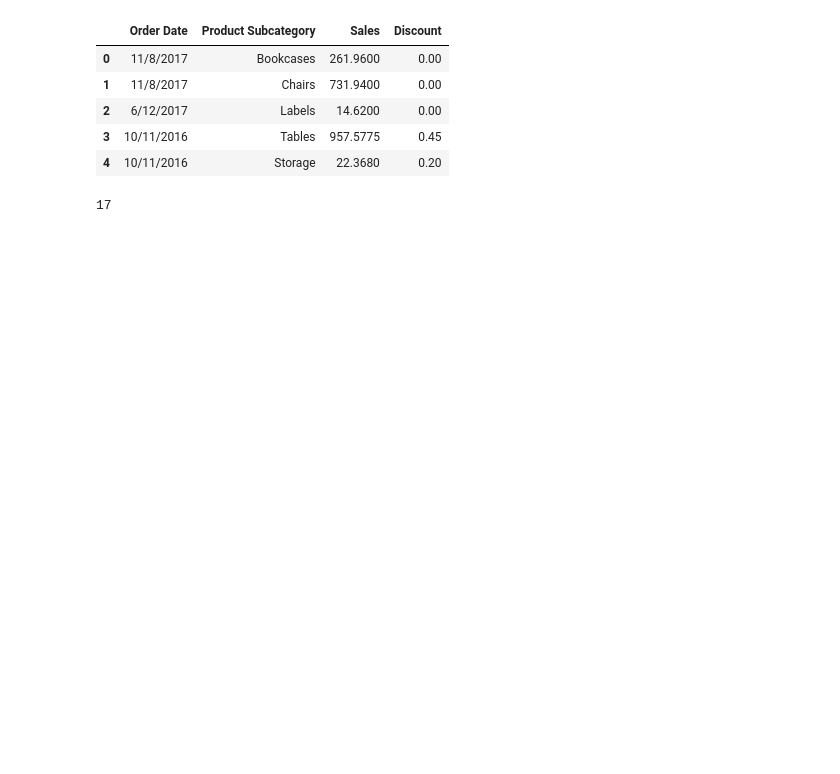
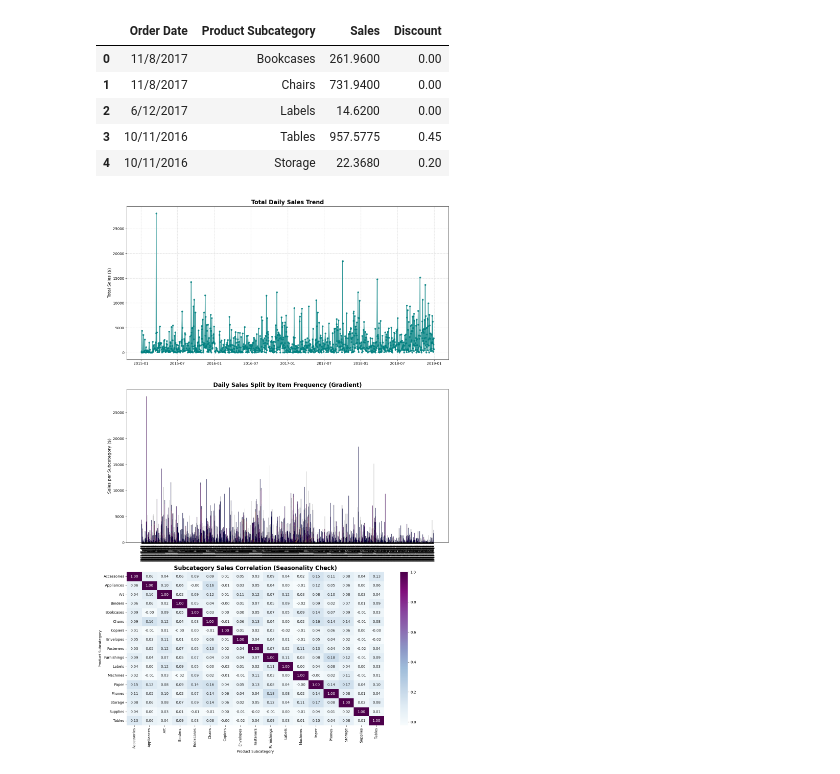
Before and after one commit to ethanhopkins101/DataScience-Projects, a Jupyter notebook: freelancing/mba/mba.ipynb, the cells around one changed output. Cells and saved outputs as stored; diff of their text form; code cells hidden in the pictures; blank space fills up the shorter version.

```diff
--- a/freelancing/mba/mba.ipynb
+++ b/freelancing/mba/mba.ipynb
@@ -174,6 +176,65 @@ df.head()
 | 3 | 10/11/2016 | Tables | 957.5775 | 0.45 |
 | 4 | 10/11/2016 | Storage | 22.3680 | 0.20 |
 # %%
-len(df['Product Subcategory'].unique())
+df['Order Date']= pd.to_datetime(df['Order Date'])
-# %% [output]
-17
+# %%
+import numpy as np
+import matplotlib.colors as mcolors
+
+# Ensure 'Order Date' is datetime and sorted
+df['Order Date'] = pd.to_datetime(df['Order Date'])
+df = df.sort_values('Order Date')
+
+# 1. Aggregating data
+daily_sales = df.groupby('Order Date')['Sales'].sum()
+
+# 2. Aggregating for the frequency-gradient bar plot
+daily_item_stats = df.groupby(['Order Date', 'Product Subcategory']).agg(
+    sales_sum=('Sales', 'sum'),
+    item_freq=('Product Subcategory', 'count')
+).reset_index()
+
+# 3. Pivot for correlation
+pivot_df = df.pivot_table(index='Order Date', columns='Product Subcategory', values='Sales', aggfunc='sum').fillna(0)
+corr_matrix = pivot_df.corr()
+
+# --- Plotting ---
+fig, axes = plt.subplots(3, 1, figsize=(14, 22))
+
+# Subplot 1: Daily Line Plot
+axes[0].plot(daily_sales.index, daily_sales.values, color='#008080', linewidth=2, marker='o', markersize=4, alpha=0.8)
+axes[0].set_title('Total Daily Sales Trend', fontsize=16, fontweight='bold')
+axes[0].set_ylabel('Total Sales ($)', fontsize=12)
+axes[0].grid(True, linestyle='--', alpha=0.5)
+
+# Subplot 2: Item Frequency Gradient Bar Chart
+unique_dates = sorted(daily_item_stats['Order Date'].unique())
+date_strs = [d.strftime('%Y-%m-%d') for d in unique_dates]
+subcats = daily_item_stats['Product Subcategory'].unique()
+
+norm = mcolors.Normalize(vmin=daily_item_stats['item_freq'].min(), vmax=daily_item_stats['item_freq'].max())
+cmap = plt.cm.plasma
+bottoms = np.zeros(len(unique_dates))
+
+for sub in subcats:
+    for i, d in enumerate(unique_dates):
+        mask = (daily_item_stats['Order Date'] == d) & (daily_item_stats['Product Subcategory'] == sub)
+        row = daily_item_stats[mask]
+        if not row.empty:
+            sales = row['sales_sum'].values[0]
+            color = cmap(norm(row['item_freq'].values[0]))
+            axes[1].bar(date_strs[i], sales, bottom=bottoms[i], color=color, edgecolor='black', linewidth=0.3)
+            bottoms[i] += sales
+
+axes[1].set_title('Daily Sales Split by Item Frequency (Gradient)', fontsize=16, fontweight='bold')
+axes[1].set_ylabel('Sales per Subcategory ($)', fontsize=12)
+axes[1].tick_params(axis='x', rotation=90, labelsize=8)
+
+# Subplot 3: Correlation Heatmap
+sns.heatmap(corr_matrix, annot=True, fmt=".2f", cmap='BuPu', ax=axes[2])
+axes[2].set_title('Subcategory Sales Correlation (Seasonality Check)', fontsize=16, fontweight='bold')
+
+plt.tight_layout()
+plt.show()
+# %% [output]
+[figure, added]
```
Also changed, not shown: parts of 13 cells of this notebook.
